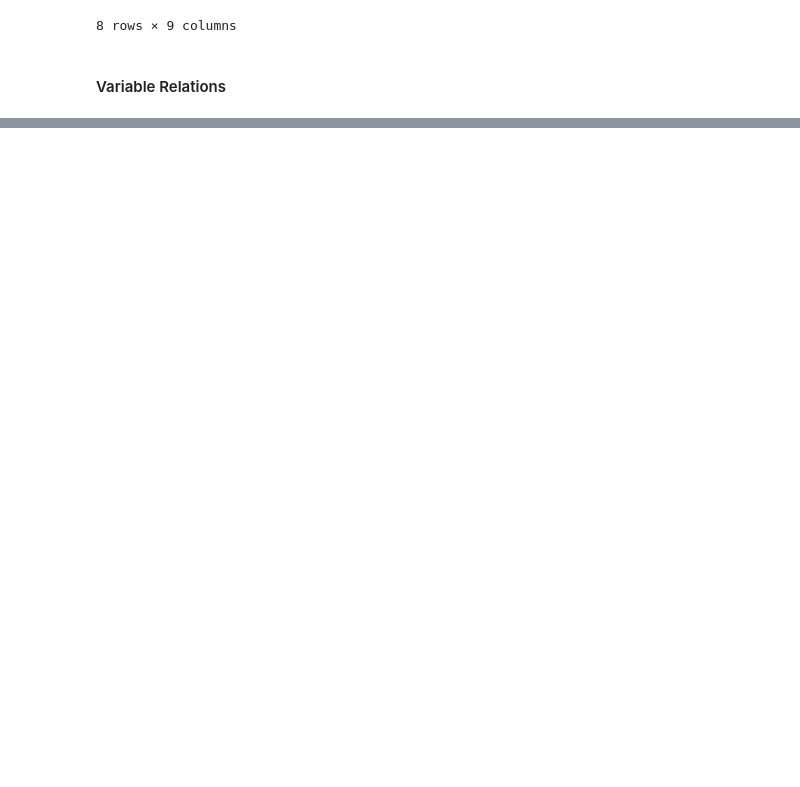
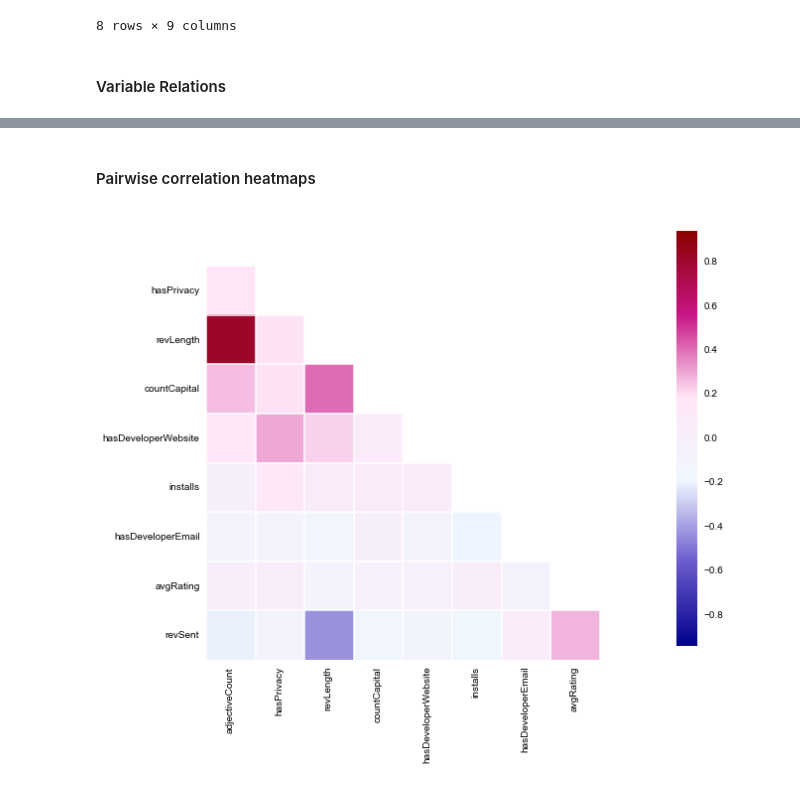
Before and after one commit to seekshreyas/obidroid, a Jupyter notebook: ObidroidLearning.ipynb, the cells around one changed output, grey strips where cells are left out. Saved outputs shown, nothing was run; the diff lists cells and outputs as text; code cells hidden in the pictures; blank space fills up the shorter version.

```diff
--- a/ObidroidLearning.ipynb
+++ b/ObidroidLearning.ipynb
@@ -142,0 +176,11 @@ sns.regplot(x,y)
+# %% [markdown]
+#### Pairwise correlation heatmaps
+# %%
+f, ax = plt.subplots(1, 1, figsize=(10, 10))
+cmap = sns.blend_palette(["#00008B", "#6A5ACD", "#F0F8FF",
+                          "#FFE6F8", "#C71585", "#8B0000"], as_cmap=True)
+
+
+sns.corrplot(appFeatures, annot=False, diag_names=False, cmap=cmap, ax=ax);
+# %% [output]
+[figure, added]
```
Also changed, not shown: parts of 19 cells of this notebook.
